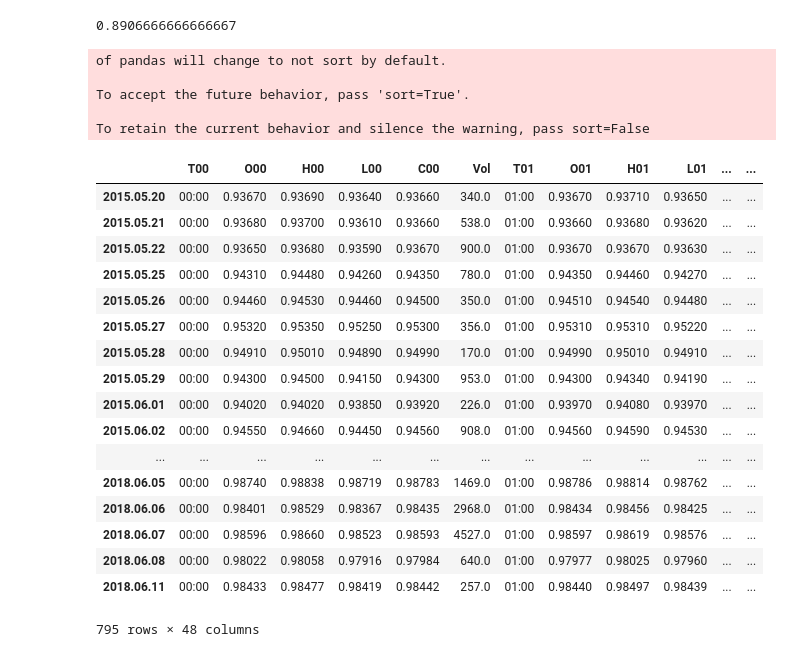
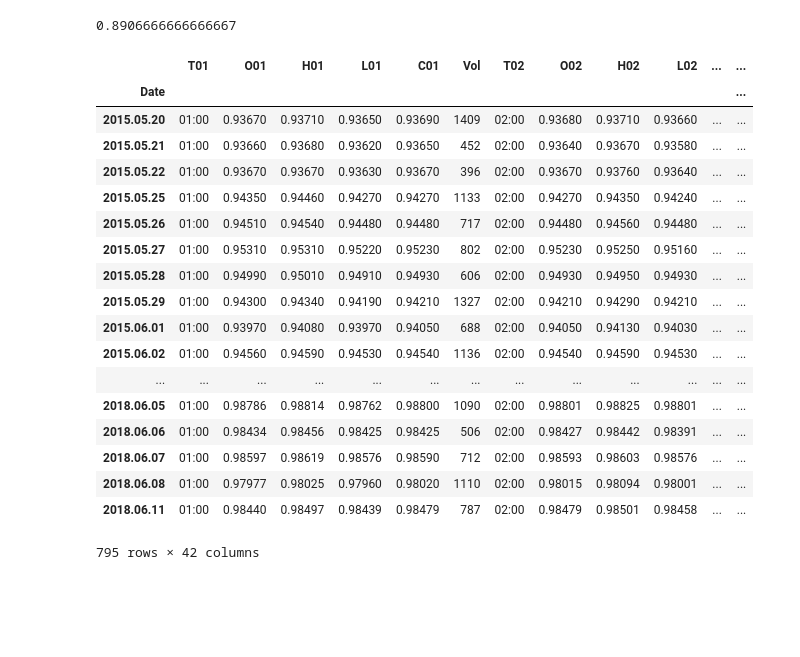
Before and after one commit to MstrMnd21/analytics-python-currency, a Jupyter notebook: Analytics-V3-Module02.ipynb, the cells around one changed output. Cells and saved outputs as stored; diff of their text form; code cells hidden in the pictures; blank space fills up the shorter version.

```diff
--- a/Analytics-V3-Module02.ipynb
+++ b/Analytics-V3-Module02.ipynb
@@ -212,50 +208,45 @@ WinRateForSell
 # %%
 # Calculating HIGH and LOW from 01:00 to 07:00
 
-T00UsdChf_pd = H1FullUsdChf_pd [(H1FullUsdChf_pd ['Time'] == '00:00')]
 T01UsdChf_pd = H1FullUsdChf_pd [(H1FullUsdChf_pd ['Time'] == '01:00')]
 T02UsdChf_pd = H1FullUsdChf_pd [(H1FullUsdChf_pd ['Time'] == '02:00')]
 T03UsdChf_pd = H1FullUsdChf_pd [(H1FullUsdChf_pd ['Time'] == '03:00')]
 T04UsdChf_pd = H1FullUsdChf_pd [(H1FullUsdChf_pd ['Time'] == '04:00')]
 T05UsdChf_pd = H1FullUsdChf_pd [(H1FullUsdChf_pd ['Time'] == '05:00')]
 T06UsdChf_pd = H1FullUsdChf_pd [(H1FullUsdChf_pd ['Time'] == '06:00')]
 T07UsdChf_pd = H1FullUsdChf_pd [(H1FullUsdChf_pd ['Time'] == '07:00')]
 
 # 'Vol' needs to be there because of error.
-T00UsdChf_pd.columns = ['T00', 'O00','H00','L00','C00','Vol']
+
 T01UsdChf_pd.columns = ['T01', 'O01','H01','L01','C01','Vol']
 T02UsdChf_pd.columns = ['T02', 'O02','H02','L02','C02','Vol']
 T03UsdChf_pd.columns = ['T03', 'O03','H03','L03','C03','Vol']
 T04UsdChf_pd.columns = ['T04', 'O04','H04','L04','C04','Vol']
 T05UsdChf_pd.columns = ['T05', 'O05','H05','L05','C05','Vol']
 T06UsdChf_pd.columns = ['T06', 'O06','H06','L06','C06','Vol']
 T07UsdChf_pd.columns = ['T07', 'O07','H07','L07','C07','Vol']
 
-SummaryTable_0007 = pd.concat([T00UsdChf_pd, T01UsdChf_pd, T02UsdChf_pd, T03UsdChf_pd, T04UsdChf_pd, T05UsdChf_pd, T06UsdChf_pd, T07UsdChf_pd], axis=1)
+SummaryTable_0007 = pd.concat([T01UsdChf_pd, T02UsdChf_pd, T03UsdChf_pd, T04UsdChf_pd, T05UsdChf_pd, T06UsdChf_pd, T07UsdChf_pd], axis=1)
 SummaryTable_0007
 # %% [output]
+|  | T01 | O01 | H01 | L01 | C01 | Vol | T02 | O02 | H02 | L02 | ... | ... |
+| Date |  |  |  |  |  |  |  |  |  |  |  | ... |
+| 2015.05.20 | 01:00 | 0.93670 | 0.93710 | 0.93650 | 0.93690 | 1409 | 02:00 | 0.93680 | 0.93710 | 0.93660 | ... | ... |
+| 2015.05.21 | 01:00 | 0.93660 | 0.93680 | 0.93620 | 0.93650 | 452 | 02:00 | 0.93640 | 0.93670 | 0.93580 | ... | ... |
+| 2015.05.22 | 01:00 | 0.93670 | 0.93670 | 0.93630 | 0.93670 | 396 | 02:00 | 0.93670 | 0.93760 | 0.93640 | ... | ... |
+| 2015.05.25 | 01:00 | 0.94350 | 0.94460 | 0.94270 | 0.94270 | 1133 | 02:00 | 0.94270 | 0.94350 | 0.94240 | ... | ... |
+| 2015.05.26 | 01:00 | 0.94510 | 0.94540 | 0.94480 | 0.94480 | 717 | 02:00 | 0.94480 | 0.94560 | 0.94480 | ... | ... |
+| 2015.05.27 | 01:00 | 0.95310 | 0.95310 | 0.95220 | 0.95230 | 802 | 02:00 | 0.95230 | 0.95250 | 0.95160 | ... | ... |
+| 2015.05.28 | 01:00 | 0.94990 | 0.95010 | 0.94910 | 0.94930 | 606 | 02:00 | 0.94930 | 0.94950 | 0.94930 | ... | ... |
+| 2015.05.29 | 01:00 | 0.94300 | 0.94340 | 0.94190 | 0.94210 | 1327 | 02:00 | 0.94210 | 0.94290 | 0.94210 | ... | ... |
+| 2015.06.01 | 01:00 | 0.93970 | 0.94080 | 0.93970 | 0.94050 | 688 | 02:00 | 0.94050 | 0.94130 | 0.94030 | ... | ... |
+| 2015.06.02 | 01:00 | 0.94560 | 0.94590 | 0.94530 | 0.94540 | 1136 | 02:00 | 0.94540 | 0.94590 | 0.94530 | ... | ... |
+| ... | ... | ... | ... | ... | ... | ... | ... | ... | ... | ... | ... | ... |
+| 2018.06.05 | 01:00 | 0.98786 | 0.98814 | 0.98762 | 0.98800 | 1090 | 02:00 | 0.98801 | 0.98825 | 0.98801 | ... | ... |
+| 2018.06.06 | 01:00 | 0.98434 | 0.98456 | 0.98425 | 0.98425 | 506 | 02:00 | 0.98427 | 0.98442 | 0.98391 | ... | ... |
+| 2018.06.07 | 01:00 | 0.98597 | 0.98619 | 0.98576 | 0.98590 | 712 | 02:00 | 0.98593 | 0.98603 | 0.98576 | ... | ... |
+| 2018.06.08 | 01:00 | 0.97977 | 0.98025 | 0.97960 | 0.98020 | 1110 | 02:00 | 0.98015 | 0.98094 | 0.98001 | ... | ... |
+| 2018.06.11 | 01:00 | 0.98440 | 0.98497 | 0.98439 | 0.98479 | 787 | 02:00 | 0.98479 | 0.98501 | 0.98458 | ... | ... |
-of pandas will change to not sort by default.
-
-To accept the future behavior, pass 'sort=True'.
-
-To retain the current behavior and silence the warning, pass sort=False
+795 rows × 42 columns
-|  | T00 | O00 | H00 | L00 | C00 | Vol | T01 | O01 | H01 | L01 | ... | ... |
-| 2015.05.20 | 00:00 | 0.93670 | 0.93690 | 0.93640 | 0.93660 | 340.0 | 01:00 | 0.93670 | 0.93710 | 0.93650 | ... | ... |
-| 2015.05.21 | 00:00 | 0.93680 | 0.93700 | 0.93610 | 0.93660 | 538.0 | 01:00 | 0.93660 | 0.93680 | 0.93620 | ... | ... |
-| 2015.05.22 | 00:00 | 0.93650 | 0.93680 | 0.93590 | 0.93670 | 900.0 | 01:00 | 0.93670 | 0.93670 | 0.93630 | ... | ... |
-| 2015.05.25 | 00:00 | 0.94310 | 0.94480 | 0.94260 | 0.94350 | 780.0 | 01:00 | 0.94350 | 0.94460 | 0.94270 | ... | ... |
-| 2015.05.26 | 00:00 | 0.94460 | 0.94530 | 0.94460 | 0.94500 | 350.0 | 01:00 | 0.94510 | 0.94540 | 0.94480 | ... | ... |
-| 2015.05.27 | 00:00 | 0.95320 | 0.95350 | 0.95250 | 0.95300 | 356.0 | 01:00 | 0.95310 | 0.95310 | 0.95220 | ... | ... |
-| 2015.05.28 | 00:00 | 0.94910 | 0.95010 | 0.94890 | 0.94990 | 170.0 | 01:00 | 0.94990 | 0.95010 | 0.94910 | ... | ... |
-| 2015.05.29 | 00:00 | 0.94300 | 0.94500 | 0.94150 | 0.94300 | 953.0 | 01:00 | 0.94300 | 0.94340 | 0.94190 | ... | ... |
-| 2015.06.01 | 00:00 | 0.94020 | 0.94020 | 0.93850 | 0.93920 | 226.0 | 01:00 | 0.93970 | 0.94080 | 0.93970 | ... | ... |
-| 2015.06.02 | 00:00 | 0.94550 | 0.94660 | 0.94450 | 0.94560 | 908.0 | 01:00 | 0.94560 | 0.94590 | 0.94530 | ... | ... |
-| ... | ... | ... | ... | ... | ... | ... | ... | ... | ... | ... | ... | ... |
-| 2018.06.05 | 00:00 | 0.98740 | 0.98838 | 0.98719 | 0.98783 | 1469.0 | 01:00 | 0.98786 | 0.98814 | 0.98762 | ... | ... |
-| 2018.06.06 | 00:00 | 0.98401 | 0.98529 | 0.98367 | 0.98435 | 2968.0 | 01:00 | 0.98434 | 0.98456 | 0.98425 | ... | ... |
-| 2018.06.07 | 00:00 | 0.98596 | 0.98660 | 0.98523 | 0.98593 | 4527.0 | 01:00 | 0.98597 | 0.98619 | 0.98576 | ... | ... |
-| 2018.06.08 | 00:00 | 0.98022 | 0.98058 | 0.97916 | 0.97984 | 640.0 | 01:00 | 0.97977 | 0.98025 | 0.97960 | ... | ... |
-| 2018.06.11 | 00:00 | 0.98433 | 0.98477 | 0.98419 | 0.98442 | 257.0 | 01:00 | 0.98440 | 0.98497 | 0.98439 | ... | ... |
-795 rows × 48 columns
 # %%
 # Selecting Columns for max value between H00 TO H07
```
Also changed, not shown: parts of 6 cells of this notebook, 8 other files.
